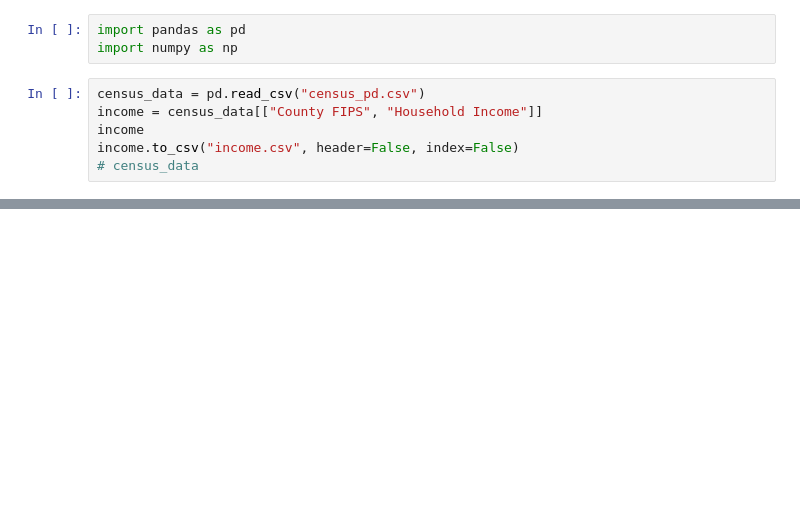
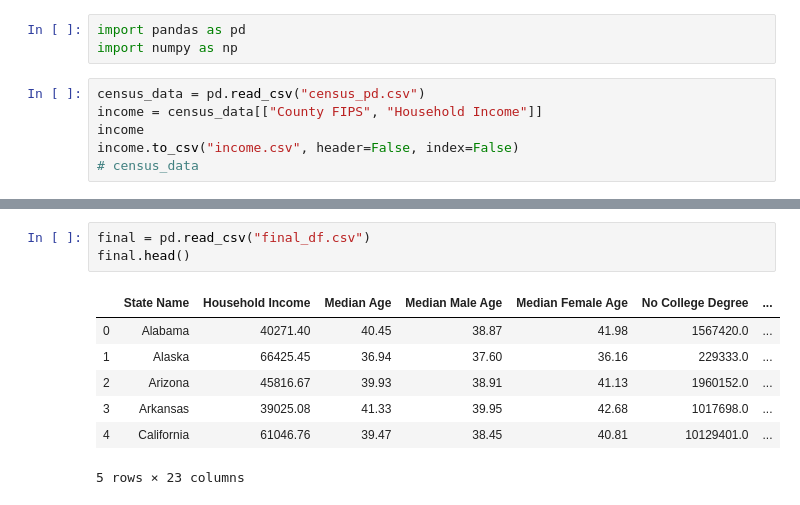
Before and after one commit to jdo4508/Project-1, a Jupyter notebook: cheryl/CSV CFH.ipynb, the cells around one changed output, grey strips where cells are left out. Saved outputs shown, nothing was run; the diff lists cells and outputs as text; blank space fills up the shorter version.

```diff
--- a/cheryl/CSV CFH.ipynb
+++ b/cheryl/CSV CFH.ipynb
@@ -34,0 +48,11 @@ census
+# %%
+final = pd.read_csv("final_df.csv")
+final.head()
+# %% [output]
+|  | State Name | Household Income | Median Age | Median Male Age | Median Female Age | No College Degree | ... |
+| 0 | Alabama | 40271.40 | 40.45 | 38.87 | 41.98 | 1567420.0 | ... |
+| 1 | Alaska | 66425.45 | 36.94 | 37.60 | 36.16 | 229333.0 | ... |
+| 2 | Arizona | 45816.67 | 39.93 | 38.91 | 41.13 | 1960152.0 | ... |
+| 3 | Arkansas | 39025.08 | 41.33 | 39.95 | 42.68 | 1017698.0 | ... |
+| 4 | California | 61046.76 | 39.47 | 38.45 | 40.81 | 10129401.0 | ... |
+5 rows × 23 columns
```
Also changed, not shown: parts of 3 cells of this notebook, 11 other files.
